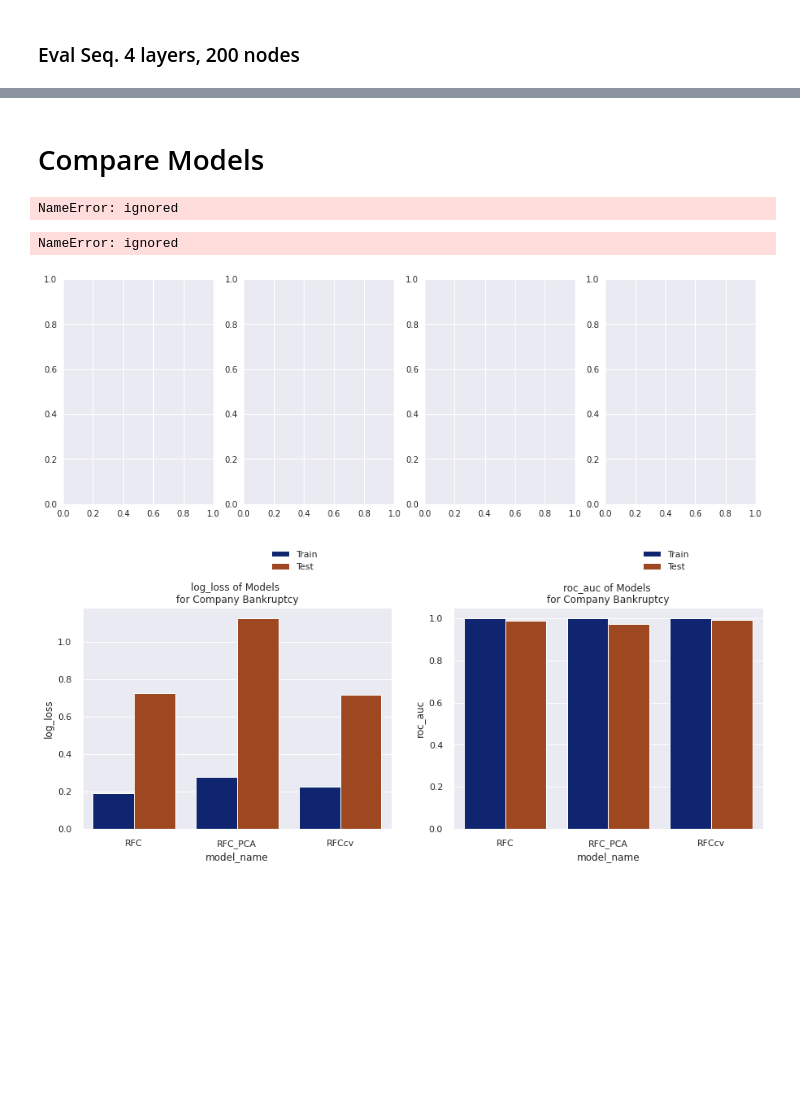
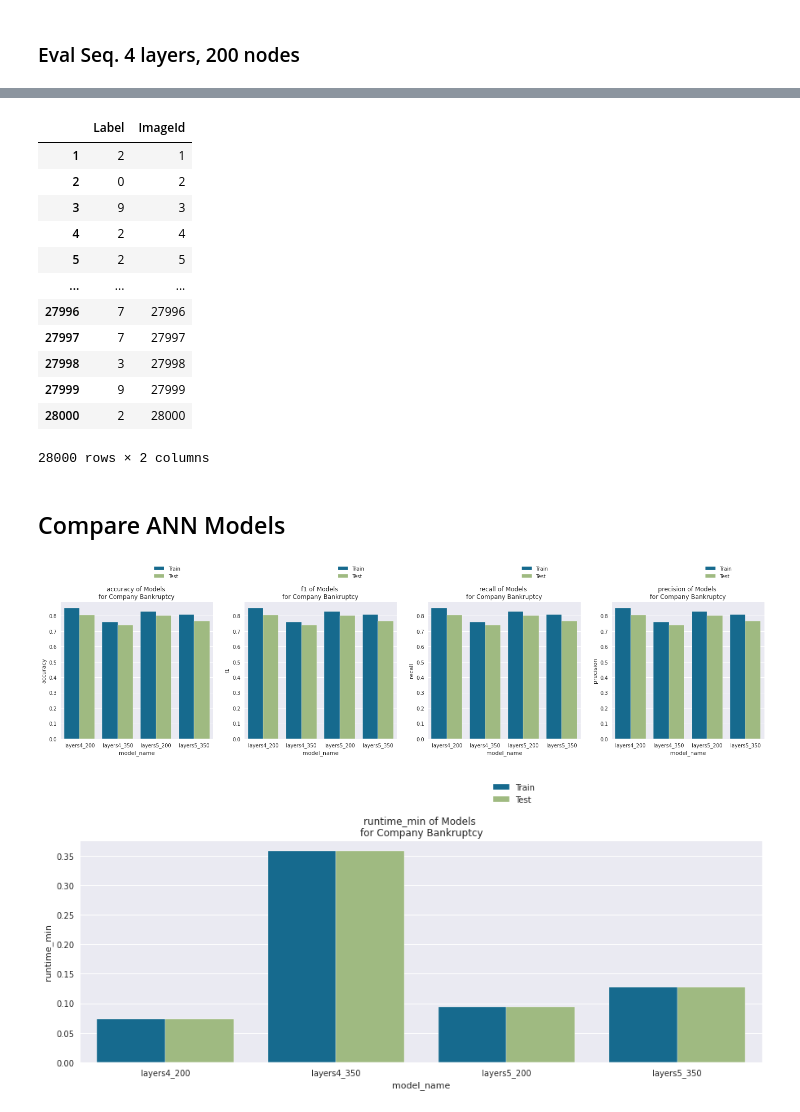
Before and after one commit to oimartin/MNIST_Digit_Recognizer, a Jupyter notebook: digits_notebook.ipynb, the cells around one changed output, grey strips where cells are left out. Cells and saved outputs as stored; diff of their text form; code cells hidden in the pictures; blank space fills up the shorter version.

```diff
--- a/digits_notebook.ipynb
+++ b/digits_notebook.ipynb
@@ -800,0 +1118,4 @@ eval_classification(test_pred_layers3_200, labels_test, X_test, 'layers3_200', '
+# %%
+layers5_350rt = run_deep(layers5_350, 'layers5_350', X_train_nn2, labels_train_nn)
+train_pred_layers5_350 = prediction(layers5_350, X_train_nn2, True)
+test_pred_layers5_350 = prediction(layers5_350, X_test_nn2, True)
@@ -800,0 +1140,6 @@ eval_classification(test_pred_layers3_200, labels_test, X_test, 'layers3_200', '
+# %%
+layers5_350_train = evaluating_model(labels_train, train_pred_layers5_350, 'layers5_350', 'Train', layers5_350rt)
+eval_classification(train_pred_layers5_350, labels_train, X_train, 'layers5_350', 'Train')
+print("---------------------")
+layers5_350_test = evaluating_model(labels_test, test_pred_layers5_350, 'layers5_350', 'Test', layers5_350rt)
+eval_classification(test_pred_layers5_350, labels_test, X_test, 'layers5_350', 'Test')
@@ -801,43 +1173,43 @@ eval_classification(test_pred_layers3_200, labels_test, X_test, 'layers3_200', '
+# %%
+submitted(layers5_350, 'layers5_350', test_nn2, True)
+# %% [output]
+|  | Label | ImageId |
+| 1 | 2 | 1 |
+| 2 | 0 | 2 |
+| 3 | 9 | 3 |
+| 4 | 2 | 4 |
+| 5 | 2 | 5 |
+| ... | ... | ... |
+| 27996 | 7 | 27996 |
+| 27997 | 7 | 27997 |
+| 27998 | 3 | 27998 |
+| 27999 | 9 | 27999 |
+| 28000 | 2 | 28000 |
+28000 rows × 2 columns
 # %% [markdown]
-# Compare Models
+## Compare ANN Models
-# %%
-def model_comparisons (df, metric, axis):
-  grouped_df = model_compare[model_compare['metric_name'] == metric]
-
-  sns.set_style("darkgrid")
-  g = sns.barplot(data=grouped_df, hue='type', x='model_name', y='metric', palette='dark', ax=axis)
-  g.set_ylabel(metric)
-  g.set_title(f'{metric} of Models \nfor Company Bankruptcy')
-  g.legend(loc=(0.6,1.15))
-
-  return
-# %%
-model_compare = pd.concat([RFC_train, RFC_test, RFCcv_train, RFCcv_test,
-                           RFC_PCA_train, RFC_PCA_test, Kmeans_train, Kmeans_test,
-                           RFC_train_prob, RFC_test_prob, RFC_PCA_test_prob,
-                           RFC_PCA_train_prob, RFCcv_test, RFCcv_train, RFCcv_test_prob,
-                           RFCcv_train_prob])
-# %% [output]
-NameError: ignored
+# %%
+model_compare = pd.concat([layers4_200_train, layers4_200_test,layers4_350_train,
+                           layers4_350_test, layers5_200_train, layers5_200_test,
+                           layers5_350_train, layers5_350_test])
 # %%
-f, (ax0, ax1, ax2, ax3) = plt.subplots(1,4, figsize=(15,5))
+sns.color_palette("tab10")
+f, (ax0, ax1, ax2, ax3) = plt.subplots(1,4, figsize=(25,5))
 
 model_comparisons(model_compare, 'accuracy', ax0)
 model_comparisons(model_compare, 'f1', ax1)
 model_comparisons(model_compare, 'recall', ax2)
 model_comparisons(model_compare, 'precision', ax3)
 
-f.savefig('accuracy_f1_recall_precision_digits.png')
+f.savefig('accuracy_f1_recall_precision_digits_nn.png')
 # %% [output]
-NameError: ignored
-[figure, old version]
+[figure, new version]
 # %%
-f, (ax0, ax1, ax2) = plt.subplots(1,3, figsize=(15,5))
+sns.color_palette("tab10")
+f, ax2 = plt.subplots(1,1, figsize=(15,5))
 
-model_comparisons(model_compare, 'log_loss', ax0)
-model_comparisons(model_compare, 'roc_auc', ax1)
 model_comparisons(model_compare, 'runtime_min', ax2)
 
-f.savefig('log_loss__roc_auc_runtime_min_digits.png')
+f.savefig('log_loss__roc_auc_runtime_min_digits_nn.png')
 # %% [output]
-[figure, old version]
+[figure, new version]
```
Also changed, not shown: parts of 61 cells of this notebook.
